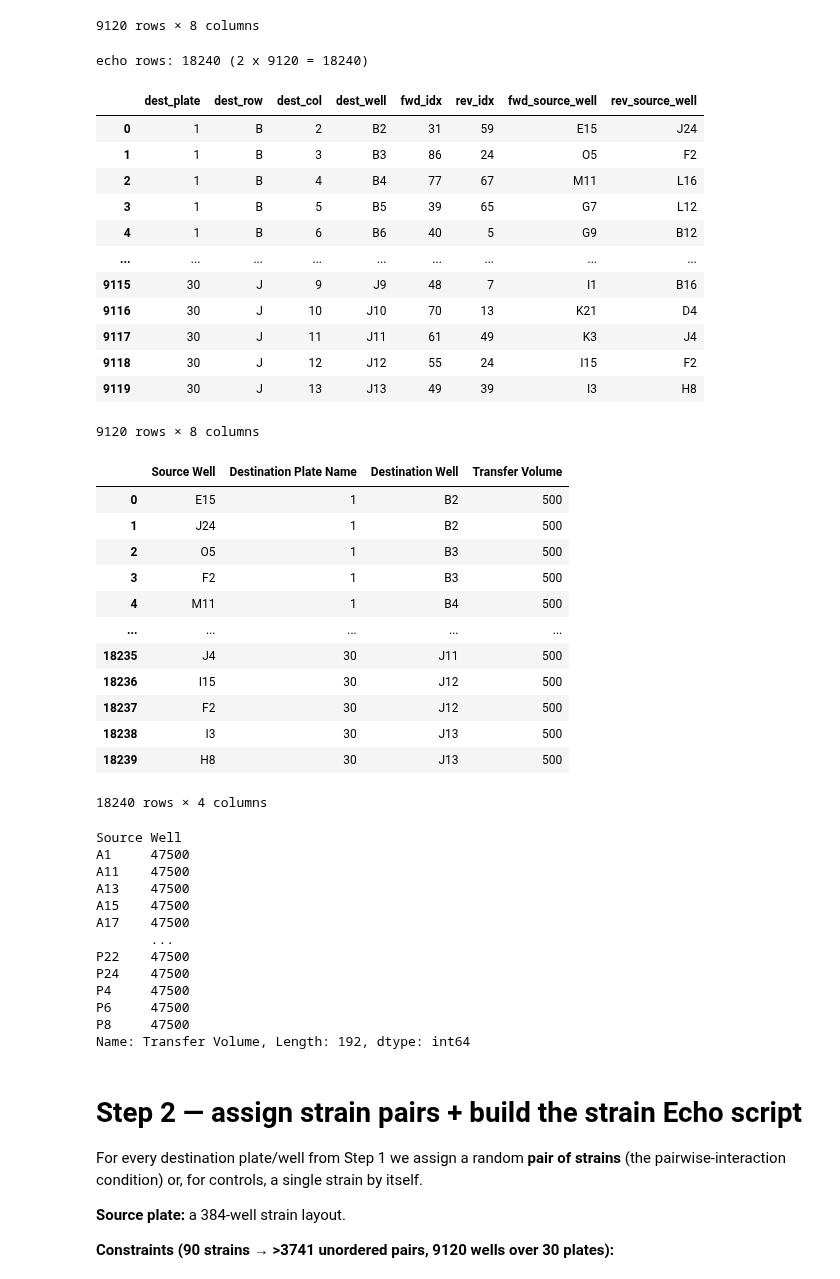
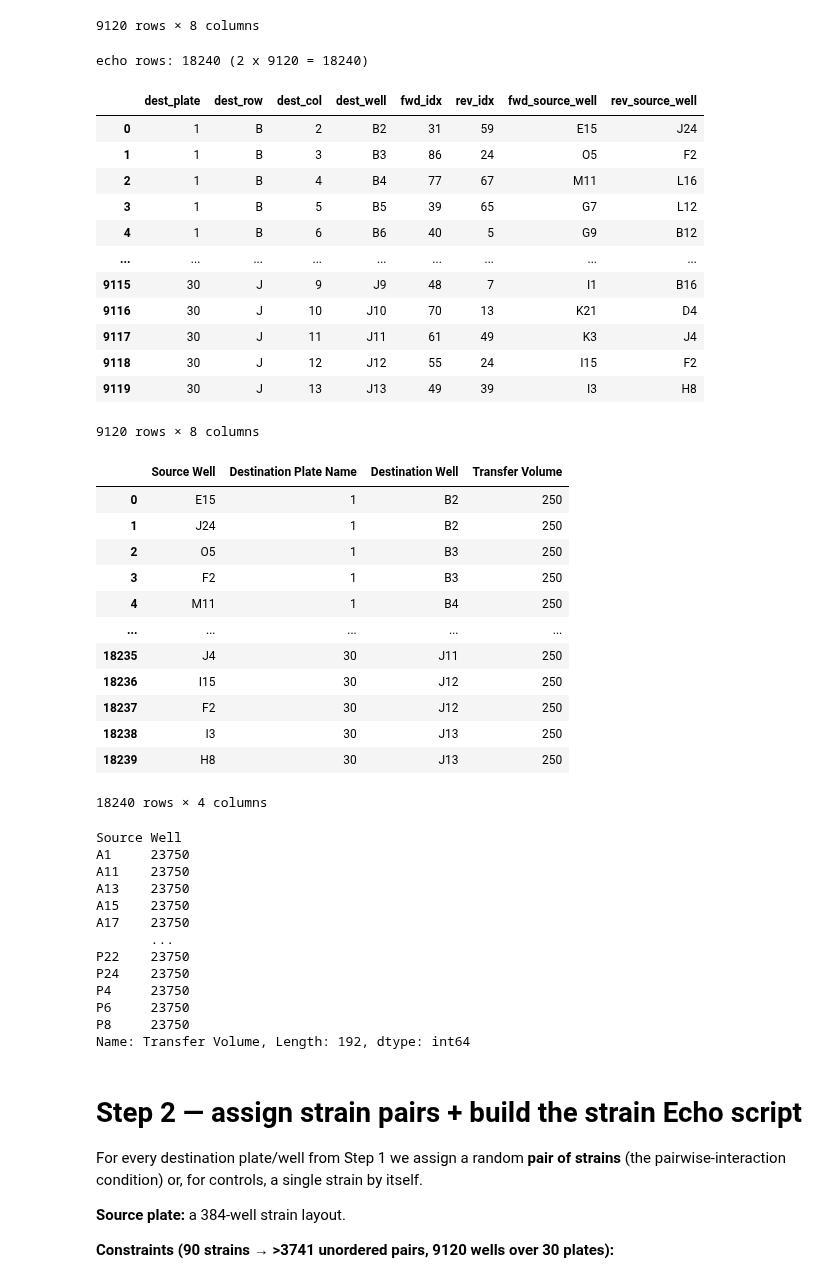
Before and after one commit to RatzkeLab/pairwise-interactions, a Jupyter notebook: 20260630/setup/experiment_setup.ipynb, the cells around one changed output. Drawn from its saved outputs; the diff is of its cells as text; code cells hidden in the pictures.

```diff
--- a/20260630/setup/experiment_setup.ipynb
+++ b/20260630/setup/experiment_setup.ipynb
@@ -100,49 +100,49 @@ last plate fill: 188 / 308
 9120 rows × 8 columns
 # %%
 # --- Echo transfer df: two rows per destination well (forward primer + reverse primer) ---
-vol = 500  # nL per primer transfer (matches the drug experiment)
+vol = 250  # nL per primer transfer (matches the drug experiment)
 
 echo_rows = []
 for r in df_layout.itertuples():
     echo_rows.append({'Source Well': r.fwd_source_well, 'Destination Plate Name': r.dest_plate,
                       'Destination Well': r.dest_well, 'Transfer Volume': vol})
     echo_rows.append({'Source Well': r.rev_source_well, 'Destination Plate Name': r.dest_plate,
                       'Destination Well': r.dest_well, 'Transfer Volume': vol})
 df_echo = pd.DataFrame(echo_rows)
 print(f"echo rows: {len(df_echo)} (2 x {len(df_layout)} = {2 * len(df_layout)})")
 
 # full layout (with primer indices/source wells) and the Echo-ready transfer file
 df_layout.to_csv(f"primer_layout_{randseed_date}.csv", index=False)
 # df_echo.to_csv(f"echo_primers_{randseed_date}.csv", index=False)
 display(df_layout)
 display(df_echo)
 # %% [output]
 echo rows: 18240 (2 x 9120 = 18240)
 |  | dest_plate | dest_row | dest_col | dest_well | fwd_idx | rev_idx | fwd_source_well | rev_source_well |
 | 0 | 1 | B | 2 | B2 | 31 | 59 | E15 | J24 |
 | 1 | 1 | B | 3 | B3 | 86 | 24 | O5 | F2 |
 | 2 | 1 | B | 4 | B4 | 77 | 67 | M11 | L16 |
 | 3 | 1 | B | 5 | B5 | 39 | 65 | G7 | L12 |
 | 4 | 1 | B | 6 | B6 | 40 | 5 | G9 | B12 |
 | ... | ... | ... | ... | ... | ... | ... | ... | ... |
 | 9115 | 30 | J | 9 | J9 | 48 | 7 | I1 | B16 |
 | 9116 | 30 | J | 10 | J10 | 70 | 13 | K21 | D4 |
 | 9117 | 30 | J | 11 | J11 | 61 | 49 | K3 | J4 |
 | 9118 | 30 | J | 12 | J12 | 55 | 24 | I15 | F2 |
 | 9119 | 30 | J | 13 | J13 | 49 | 39 | I3 | H8 |
 9120 rows × 8 columns
 |  | Source Well | Destination Plate Name | Destination Well | Transfer Volume |
-| 0 | E15 | 1 | B2 | 500 |
-| 1 | J24 | 1 | B2 | 500 |
-| 2 | O5 | 1 | B3 | 500 |
-| 3 | F2 | 1 | B3 | 500 |
-| 4 | M11 | 1 | B4 | 500 |
+| 0 | E15 | 1 | B2 | 250 |
+| 1 | J24 | 1 | B2 | 250 |
+| 2 | O5 | 1 | B3 | 250 |
+| 3 | F2 | 1 | B3 | 250 |
+| 4 | M11 | 1 | B4 | 250 |
 | ... | ... | ... | ... | ... |
-| 18235 | J4 | 30 | J11 | 500 |
-| 18236 | I15 | 30 | J12 | 500 |
-| 18237 | F2 | 30 | J12 | 500 |
-| 18238 | I3 | 30 | J13 | 500 |
-| 18239 | H8 | 30 | J13 | 500 |
+| 18235 | J4 | 30 | J11 | 250 |
+| 18236 | I15 | 30 | J12 | 250 |
+| 18237 | F2 | 30 | J12 | 250 |
+| 18238 | I3 | 30 | J13 | 250 |
+| 18239 | H8 | 30 | J13 | 250 |
 18240 rows × 4 columns
 # %%
 #sum how much will be shot from each well with a groupby on df_strain_echo
@@ -150,17 +150,17 @@ primer_shots = df_echo.groupby('Source Well')['Transfer Volume'].sum()
 display(primer_shots)
 # %% [output]
 Source Well
-A1     47500
-A11    47500
-A13    47500
-A15    47500
-A17    47500
+A1     23750
+A11    23750
+A13    23750
+A15    23750
+A17    23750
        ...
-P22    47500
-P24    47500
-P4     47500
-P6     47500
-P8     47500
+P22    23750
+P24    23750
+P4     23750
+P6     23750
+P8     23750
 Name: Transfer Volume, Length: 192, dtype: int64
 # %%
 
```
Also changed, not shown: parts of 1 cell of this notebook, 4 other files.
